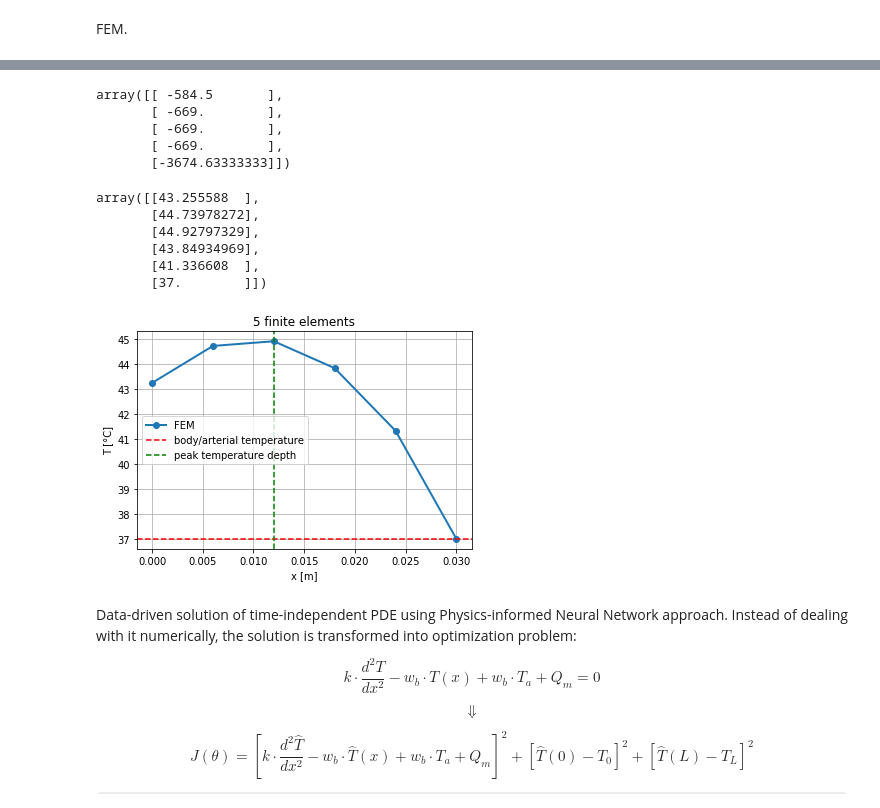
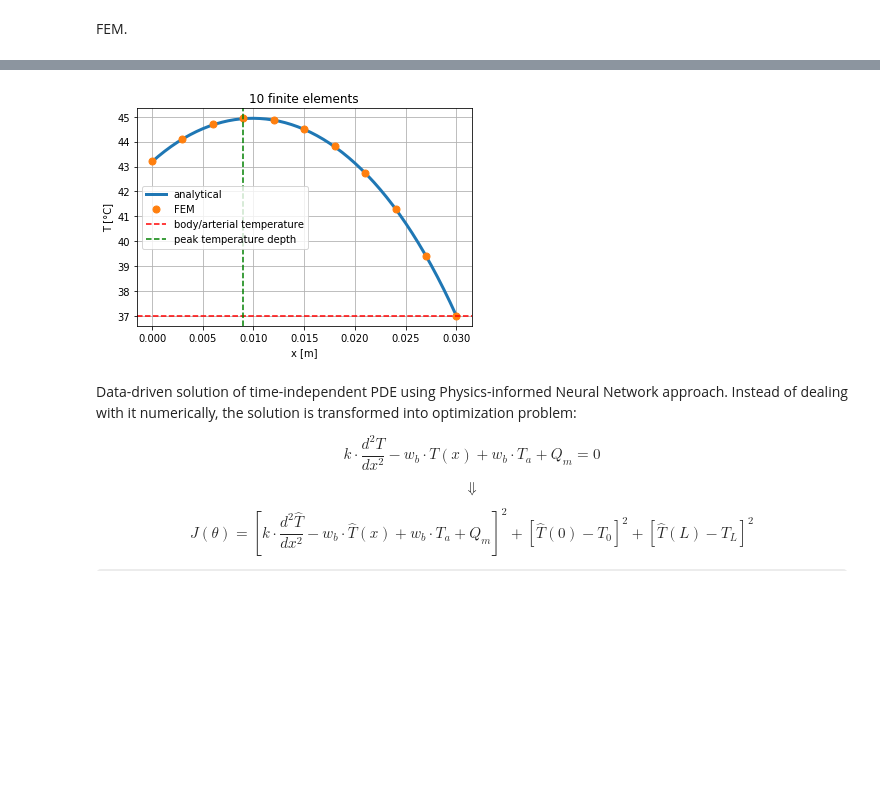
Before and after one commit to akapet00/neural-bhte, a Jupyter notebook: bioheat1D-time-invariant.ipynb, the cells around one changed output, grey strips where cells are left out. Saved outputs shown, nothing was run; the diff lists cells and outputs as text; code cells hidden in the pictures; some formulas as TeX source; blank space fills up the shorter version.

```diff
--- a/bioheat1D-time-invariant.ipynb
+++ b/bioheat1D-time-invariant.ipynb
@@ -85,8 +85,8 @@ def analyticSol(x):
 
     return  T_a + Q_m/w_b + lterm + rterm
 # %%
-T = analyticSol(x)
-plt.plot(x, T, 'r-', label='T(x)')
+T_anal = analyticSol(x)
+plt.plot(x, T_anal, 'r-', label='T(x)')
 plt.xlabel('x [m]')
 plt.ylabel('T [°C]')
 plt.grid()
@@ -225,7 +225,7 @@ L = 3e-2
 x = np.linspace(0, L, 100)
 
 # fem
-N = 5 # number of elements
+N = 10 # number of elements
 
 # solution
 lhs_glob = np.zeros((N+1, N+1))
@@ -288,38 +293,23 @@ rhs_glob = rhs_glob[:-1, ]
 lhs_glob[0, 0] -= h_0
 rhs_glob[0, 0] -= h_0 * T_f
 rhs_glob[-1, 0] -= T_c * lhs_glob[-1, -2]
-# %%
-rhs_glob
-# %% [output]
-array([[ -584.5       ],
-       [ -669.        ],
-       [ -669.        ],
-       [ -669.        ],
-       [-3674.63333333]])
 # %%
 T[:-1, ] = np.linalg.inv(lhs_glob) @ rhs_glob
-# %%
-T
-# %% [output]
-array([[43.255588  ],
-       [44.73978272],
-       [44.92797329],
-       [43.84934969],
-       [41.336608  ],
-       [37.        ]])
 # %%
+x_anal = np.linspace(0, L, num=T_anal.shape[0])
 x = np.linspace(0, L, num=T.shape[0])
-plt.plot(x, T, linewidth=2, marker='o', label='FEM')
+plt.plot(x_anal, T_anal, linewidth=3, label='analytical')
+plt.plot(x, T, linestyle='None', marker='o', markersize=7, label='FEM')
 plt.xlabel('x [m]')
 plt.ylabel('T [°C]')
 plt.axhline(y=T_c, color='red', linestyle='--', label='body/arterial temperature')
 plt.axvline(x=x[np.where(np.max(T)==T)[0]], color='green', linestyle='--', label='peak temperature depth')
 plt.grid()
 plt.legend(loc='best')
 plt.title('{} finite elements'.format(N))
 plt.show()
 # %% [output]
-[figure, old version]
+[figure, new version]
 # %% [markdown]
 Data-driven solution of time-independent PDE using Physics-informed Neural Network approach. Instead of dealing with it numerically, the solution is transformed into optimization problem:
 
```
Also changed, not shown: parts of 5 cells of this notebook.
